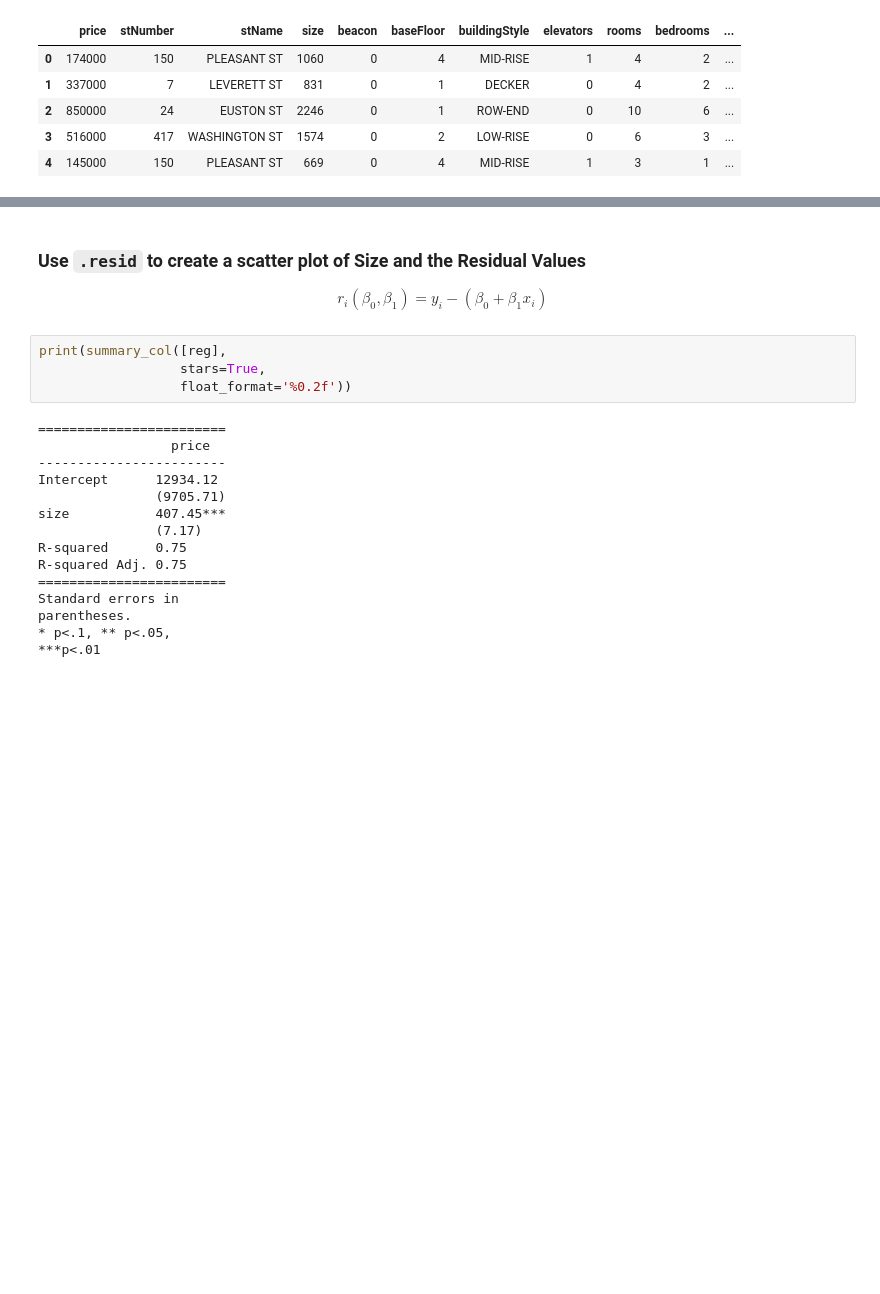
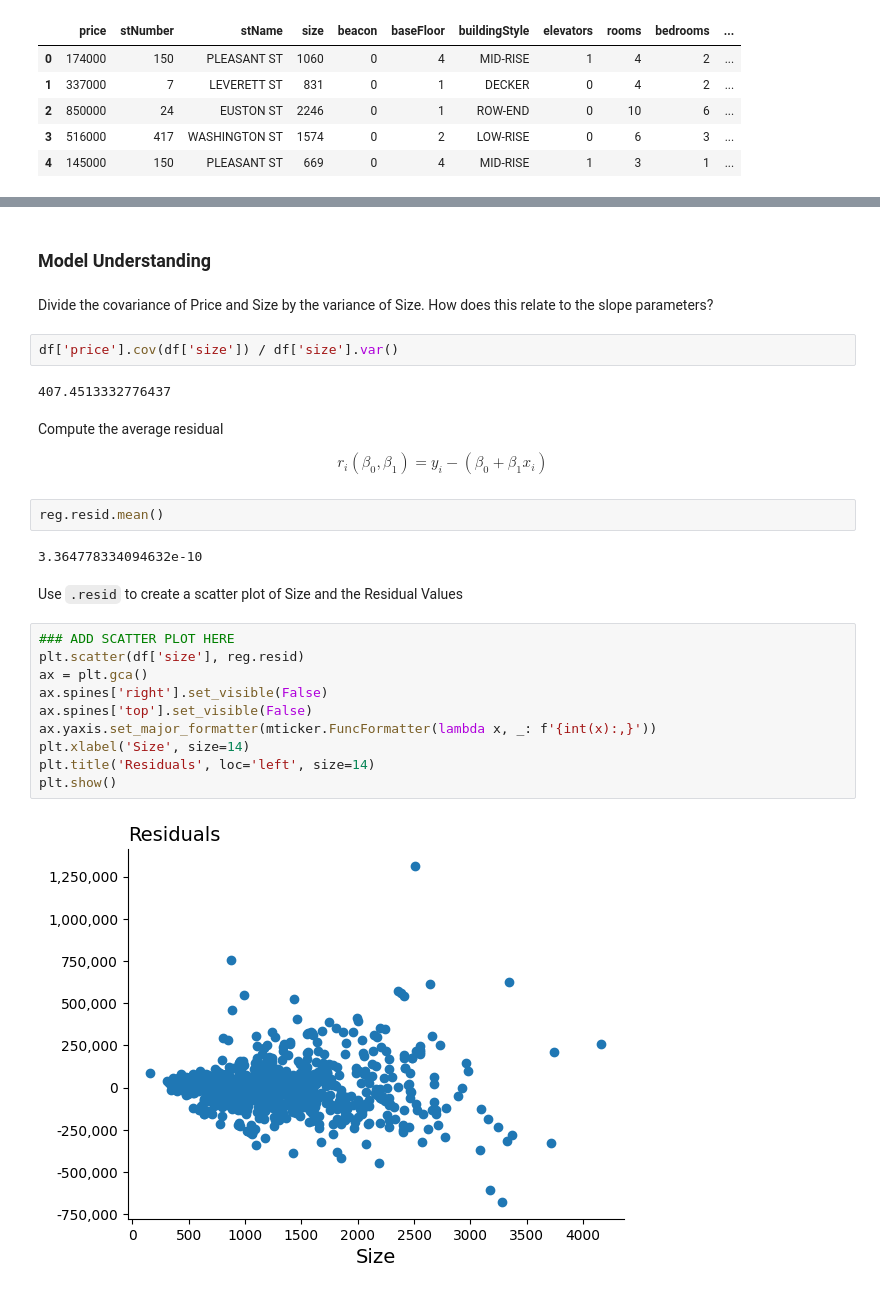
Before and after one commit to pharringtonp19/business-analytics, a Jupyter notebook: notebooks/regression/regression_basics_class.ipynb, the cells around one changed output, grey strips where cells are left out. Drawn from its saved outputs; the diff is of its cells as text; blank space fills up the shorter version.

```diff
--- a/notebooks/regression/regression_basics_class.ipynb
+++ b/notebooks/regression/regression_basics_class.ipynb
@@ -81,23 +184,30 @@ plt.show()
+# %% [markdown]
+### **Model Understanding**
+# %% [markdown]
+Divide the covariance of Price and Size by the variance of Size. How does this relate to the slope parameters?
+# %%
+df['price'].cov(df['size']) / df['size'].var()
+# %% [output]
+407.4513332776437
+# %% [markdown]
+Compute the average residual
+
+$$r_i(\beta_0, \beta_1) = y_i - (\beta_0 + \beta_1 x_i)$$
+# %%
+reg.resid.mean()
+# %% [output]
+3.364778334094632e-10
 # %% [markdown]
-### Use `.resid` to create a scatter plot of Size and the Residual Values
-
-$$r_i(\beta_0, \beta_1) = y_i - (\beta_0 + \beta_1 x_i)$$
+Use `.resid` to create a scatter plot of Size and the Residual Values
-# %%
-print(summary_col([reg],
-                  stars=True,
-                  float_format='%0.2f'))
-# %% [output]
-========================
-                 price
-------------------------
-Intercept      12934.12
-               (9705.71)
-size           407.45***
-               (7.17)
-R-squared      0.75
-R-squared Adj. 0.75
-========================
-Standard errors in
-parentheses.
-* p<.1, ** p<.05,
-***p<.01
+# %%
+### ADD SCATTER PLOT HERE
+plt.scatter(df['size'], reg.resid)
+ax = plt.gca()
+ax.spines['right'].set_visible(False)
+ax.spines['top'].set_visible(False)
+ax.yaxis.set_major_formatter(mticker.FuncFormatter(lambda x, _: f'{int(x):,}'))
+plt.xlabel('Size', size=14)
+plt.title('Residuals', loc='left', size=14)
+plt.show()
+# %% [output]
+[figure, added]
```
Also changed, not shown: parts of 17 cells of this notebook.
